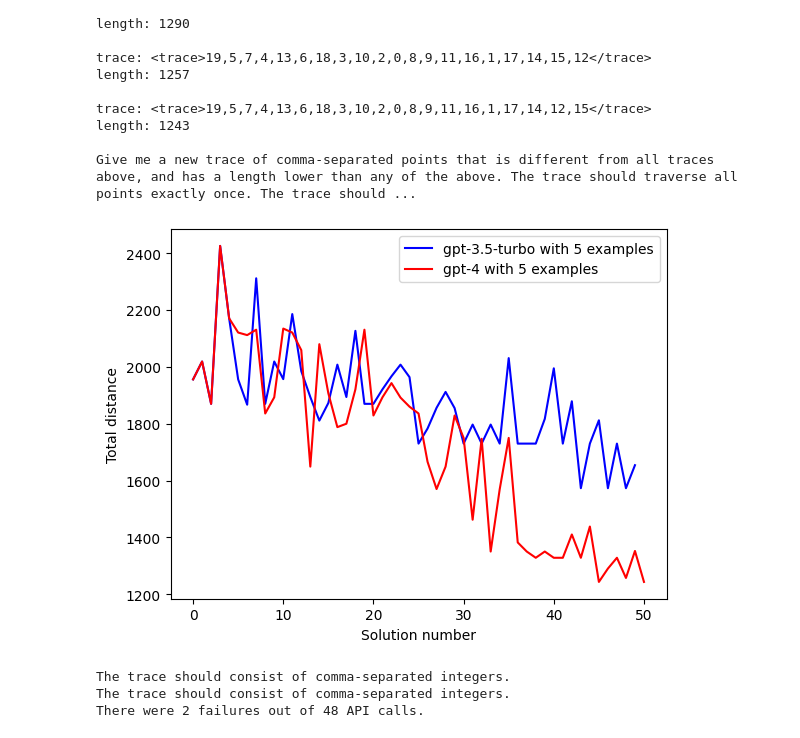
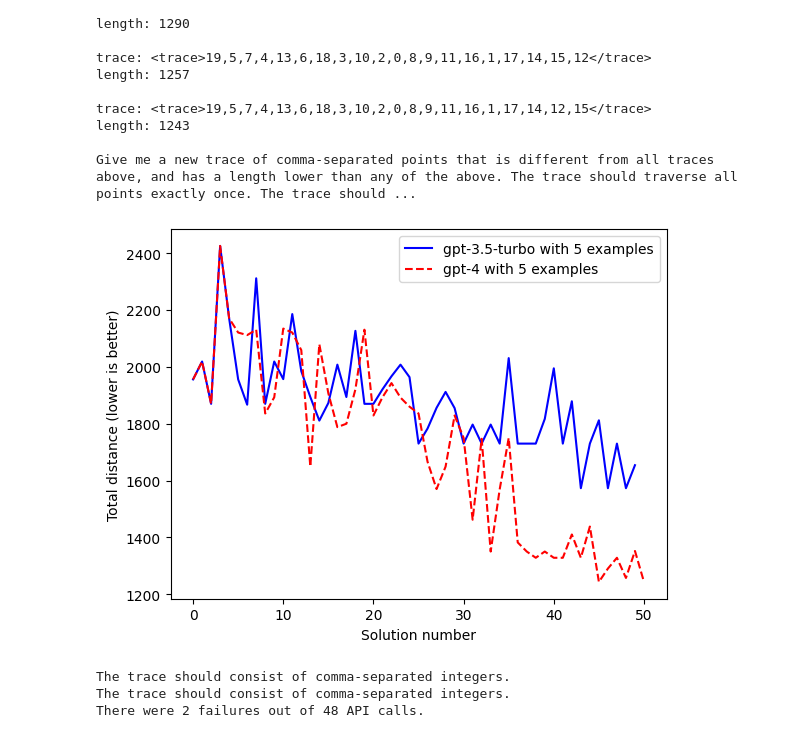
Before and after one commit to davisgcii/optimization-by-prompting, a Jupyter notebook: opro.ipynb, the cells around one changed output. Cells and saved outputs as stored; diff of their text form; code cells hidden in the pictures.

```diff
--- a/opro.ipynb
+++ b/opro.ipynb
@@ -389,13 +436,13 @@ Give me a new trace of comma-separated points that is different from all traces
 # %%
 # add the gpt-4 results to the plot, compare to gpt_35_turbo
 plt.plot(gpt_35_turbo_problem.ordered_values, color="blue")
-plt.plot(gpt4_problem.ordered_values, color="red")
+plt.plot(gpt4_problem.ordered_values, color="red", linestyle="dashed")
 plt.legend(["gpt-3.5-turbo with 5 examples", "gpt-4 with 5 examples"])
 plt.ylabel('Total distance (lower is better)')
 plt.xlabel('Solution number')
 plt.show()
 # %% [output]
-[figure, old version]
+[figure, new version]
 # %%
 # now let's try gpt-3.5-turbo and gpt-4 with 10 examples shown to the model
 # each run and see how they compare
```
Also changed, not shown: parts of 6 cells of this notebook.
